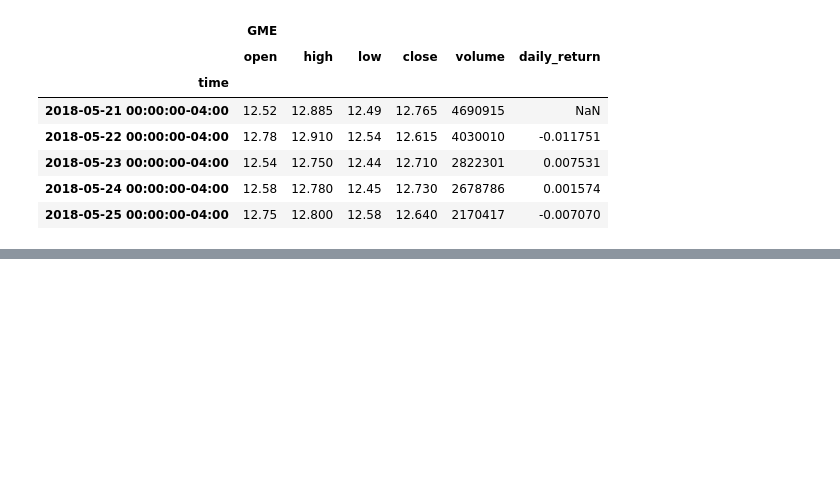
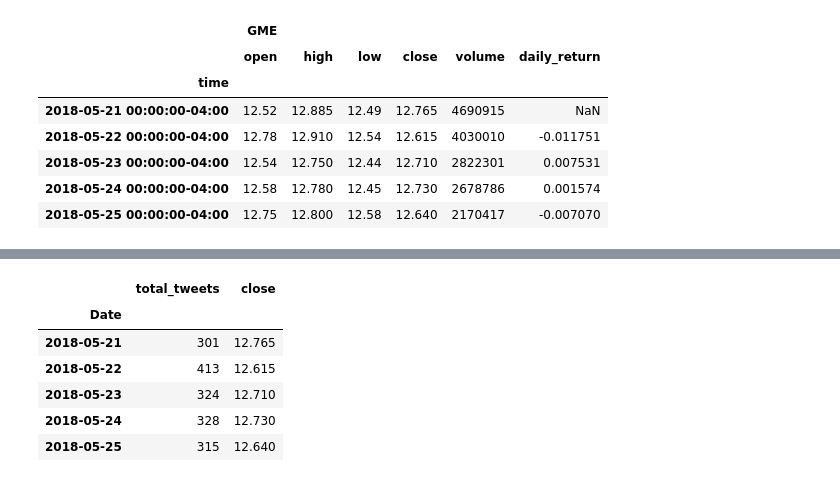
Before and after one commit to mhasnaind/Project1, a Jupyter notebook: Gamestop/Gamestop_data.ipynb, the cells around one changed output, grey strips where cells are left out. Saved outputs shown, nothing was run; the diff lists cells and outputs as text; code cells hidden in the pictures; blank space fills up the shorter version.

```diff
--- a/Gamestop/Gamestop_data.ipynb
+++ b/Gamestop/Gamestop_data.ipynb
@@ -240,0 +290,22 @@ Name: 2520, dtype: float64
+# %%
+result = pd.merge(twitter_data, df_gamestop_2['GME'], how='outer', on='Date')
+
+#result = df.join(twitter_data, df_gamestop_2)
+
+#result = twitter_data.join(pd.concat([df_gamestop_2], axis=1, keys=['Date']))
+
+#result.dropna(inplace = True)
+
+result = result.drop(['gamestock','gamestonk','gme','r/wallstreetbets'], axis =1)
+
+result = result.drop(['open','high','low','volume'], axis =1)
+
+result.head()
+# %% [output]
+|  | total_tweets | close |
+| Date |  |  |
+| 2018-05-21 | 301 | 12.765 |
+| 2018-05-22 | 413 | 12.615 |
+| 2018-05-23 | 324 | 12.710 |
+| 2018-05-24 | 328 | 12.730 |
+| 2018-05-25 | 315 | 12.640 |
```
Also changed, not shown: parts of 15 cells of this notebook, 4 other files.
